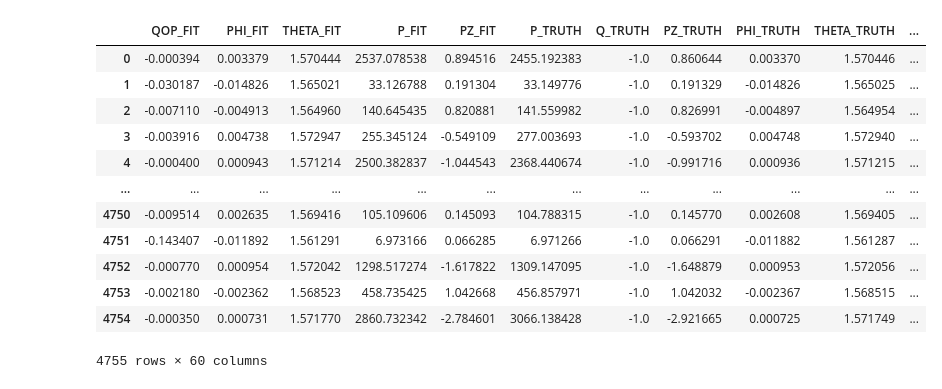
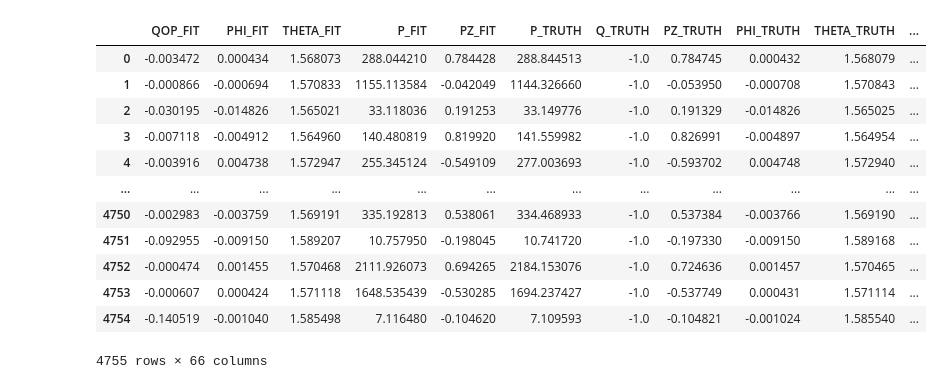
Before and after one commit to ldk111/FASER-2-MPhys-Project, a Jupyter notebook: Analysis/analysis.ipynb, the cells around one changed output. Saved outputs shown, nothing was run; the diff lists cells and outputs as text; code cells hidden in the pictures.

```diff
--- a/Analysis/analysis.ipynb
+++ b/Analysis/analysis.ipynb
@@ -3,22 +3,22 @@ import pandas as pd
 import numpy as np
 from matplotlib import pyplot as plt
 # %%
-df = pd.read_csv("C:/Users/luke/OneDrive/Documents/MPhys Project/Output Files/Testing Offsets/200k_0.2_misal_df.csv", index_col=0)
+df = pd.read_csv("C:/Users/luke/OneDrive/Documents/MPhys Project/Output Files/Testing Offsets/200k_0.2x2_misal_df.csv", index_col=0)
 df
 # %% [output]
 |  | QOP_FIT | PHI_FIT | THETA_FIT | P_FIT | PZ_FIT | P_TRUTH | Q_TRUTH | PZ_TRUTH | PHI_TRUTH | THETA_TRUTH | ... |
-| 0 | -0.000394 | 0.003379 | 1.570444 | 2537.078538 | 0.894516 | 2455.192383 | -1.0 | 0.860644 | 0.003370 | 1.570446 | ... |
-| 1 | -0.030187 | -0.014826 | 1.565021 | 33.126788 | 0.191304 | 33.149776 | -1.0 | 0.191329 | -0.014826 | 1.565025 | ... |
-| 2 | -0.007110 | -0.004913 | 1.564960 | 140.645435 | 0.820881 | 141.559982 | -1.0 | 0.826991 | -0.004897 | 1.564954 | ... |
-| 3 | -0.003916 | 0.004738 | 1.572947 | 255.345124 | -0.549109 | 277.003693 | -1.0 | -0.593702 | 0.004748 | 1.572940 | ... |
-| 4 | -0.000400 | 0.000943 | 1.571214 | 2500.382837 | -1.044543 | 2368.440674 | -1.0 | -0.991716 | 0.000936 | 1.571215 | ... |
+| 0 | -0.003472 | 0.000434 | 1.568073 | 288.044210 | 0.784428 | 288.844513 | -1.0 | 0.784745 | 0.000432 | 1.568079 | ... |
+| 1 | -0.000866 | -0.000694 | 1.570833 | 1155.113584 | -0.042049 | 1144.326660 | -1.0 | -0.053950 | -0.000708 | 1.570843 | ... |
+| 2 | -0.030195 | -0.014826 | 1.565021 | 33.118036 | 0.191253 | 33.149776 | -1.0 | 0.191329 | -0.014826 | 1.565025 | ... |
+| 3 | -0.007118 | -0.004912 | 1.564960 | 140.480819 | 0.819920 | 141.559982 | -1.0 | 0.826991 | -0.004897 | 1.564954 | ... |
+| 4 | -0.003916 | 0.004738 | 1.572947 | 255.345124 | -0.549109 | 277.003693 | -1.0 | -0.593702 | 0.004748 | 1.572940 | ... |
 | ... | ... | ... | ... | ... | ... | ... | ... | ... | ... | ... | ... |
-| 4750 | -0.009514 | 0.002635 | 1.569416 | 105.109606 | 0.145093 | 104.788315 | -1.0 | 0.145770 | 0.002608 | 1.569405 | ... |
-| 4751 | -0.143407 | -0.011892 | 1.561291 | 6.973166 | 0.066285 | 6.971266 | -1.0 | 0.066291 | -0.011882 | 1.561287 | ... |
-| 4752 | -0.000770 | 0.000954 | 1.572042 | 1298.517274 | -1.617822 | 1309.147095 | -1.0 | -1.648879 | 0.000953 | 1.572056 | ... |
-| 4753 | -0.002180 | -0.002362 | 1.568523 | 458.735425 | 1.042668 | 456.857971 | -1.0 | 1.042032 | -0.002367 | 1.568515 | ... |
-| 4754 | -0.000350 | 0.000731 | 1.571770 | 2860.732342 | -2.784601 | 3066.138428 | -1.0 | -2.921665 | 0.000725 | 1.571749 | ... |
+| 4750 | -0.002983 | -0.003759 | 1.569191 | 335.192813 | 0.538061 | 334.468933 | -1.0 | 0.537384 | -0.003766 | 1.569190 | ... |
+| 4751 | -0.092955 | -0.009150 | 1.589207 | 10.757950 | -0.198045 | 10.741720 | -1.0 | -0.197330 | -0.009150 | 1.589168 | ... |
+| 4752 | -0.000474 | 0.001455 | 1.570468 | 2111.926073 | 0.694265 | 2184.153076 | -1.0 | 0.724636 | 0.001457 | 1.570465 | ... |
+| 4753 | -0.000607 | 0.000424 | 1.571118 | 1648.535439 | -0.530285 | 1694.237427 | -1.0 | -0.537749 | 0.000431 | 1.571114 | ... |
+| 4754 | -0.140519 | -0.001040 | 1.585498 | 7.116480 | -0.104620 | 7.109593 | -1.0 | -0.104821 | -0.001024 | 1.585540 | ... |
-4755 rows × 60 columns
+4755 rows × 66 columns
 # %%
 from scipy.stats import norm
 
```
Also changed, not shown: parts of 3 cells of this notebook, 6 other files.
